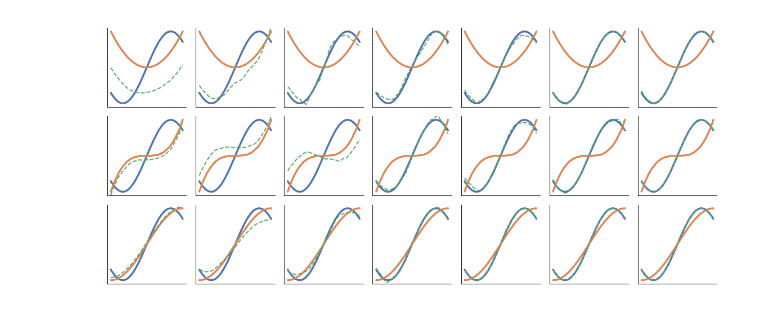
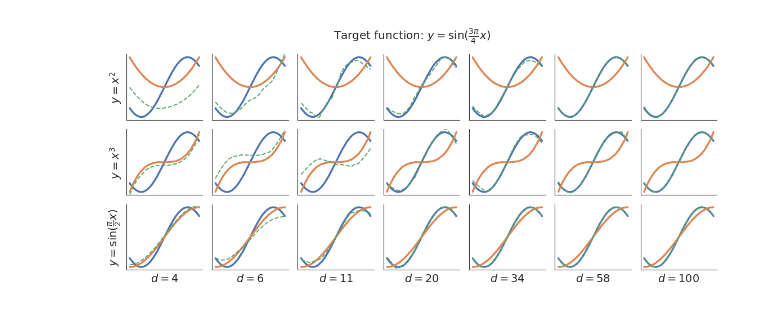
Before and after one commit to EricElmoznino/encoder_warping, a Jupyter notebook: simulations/dim_complexity/figures.ipynb, the cells around one changed output. Drawn from its saved outputs; the diff is of its cells as text; code cells hidden in the pictures.

```diff
--- a/simulations/dim_complexity/figures.ipynb
+++ b/simulations/dim_complexity/figures.ipynb
@@ -67,24 +67,32 @@ def plot_model(func, dim, ax: plt.Axes, **kwargs) -> None:
 # %%
 fig, axs = plt.subplots(3, len(low_dims),
                         figsize=(5.5, 3 * 5.5 / len(low_dims)))
 
 palette = sns.color_palette()
 
 for func in range(axs.shape[0]):
     for dim in range(axs.shape[1]):
         ax = axs[func, dim]
 
         plot_model(None, None, ax=ax, color=palette[0])
         plot_model(func, None, ax=ax, color=palette[1])
 
         plot_model(func, dim, ax=ax, color=palette[2],
                    linewidth=0.7, linestyle="--")
 
-        ax.set(xlim=(-1.1, 1.1), ylim=(-1.1, 1.1))
-        ax.tick_params(axis="both", which="both",
-                    bottom=False, left=False,
-                    labelbottom=False, labelleft=False)
+fig.suptitle(r"Target function: $y = \sin (\frac{3\pi}{4} x )$")
+axs[0, 0].set(ylabel=r"$y = x^2$")
+axs[1, 0].set(ylabel=r"$y = x^3$")
+axs[2, 0].set(ylabel=r"$y = \sin (\frac{\pi}{2} x )$")
+for dim in range(len(low_dims)):
+    axs[-1, dim].set(xlabel=f"$d = {low_dims[dim]}$")
+for ax in axs.flatten():
+    ax.set(xlim=(-1.1, 1.1), ylim=(-1.1, 1.1))
+    ax.tick_params(axis="both", which="both",
+                bottom=False, left=False,
+                labelbottom=False, labelleft=False)
 
+plt.savefig("saved_figures/dim_complexity_simulation.jpg", dpi=300)
 plt.show()
 # %% [output]
-[figure, old version]
+[figure, new version]
```
Also changed, not shown: 2 other files.
